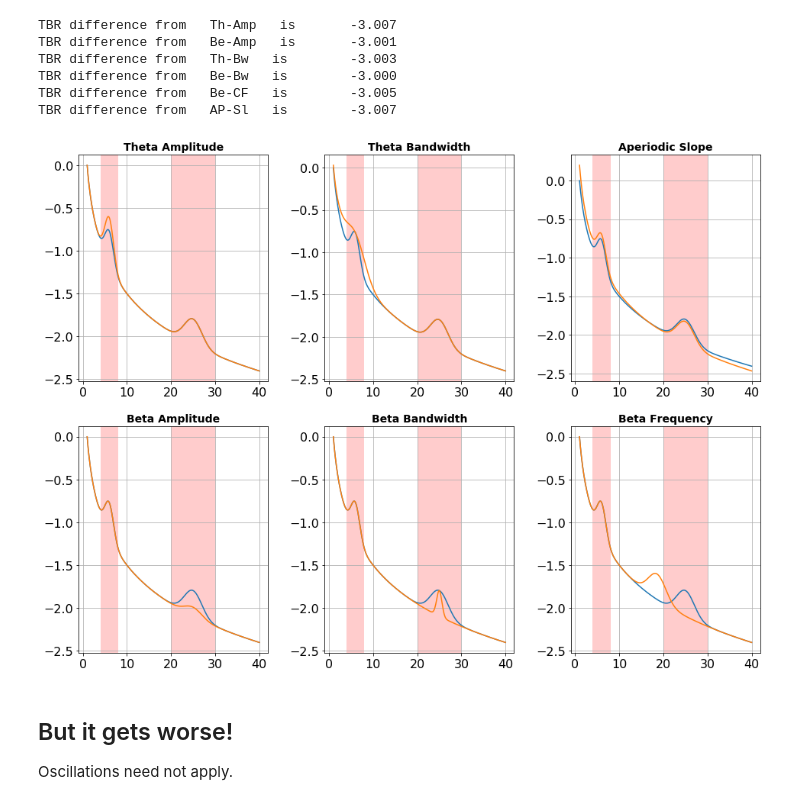
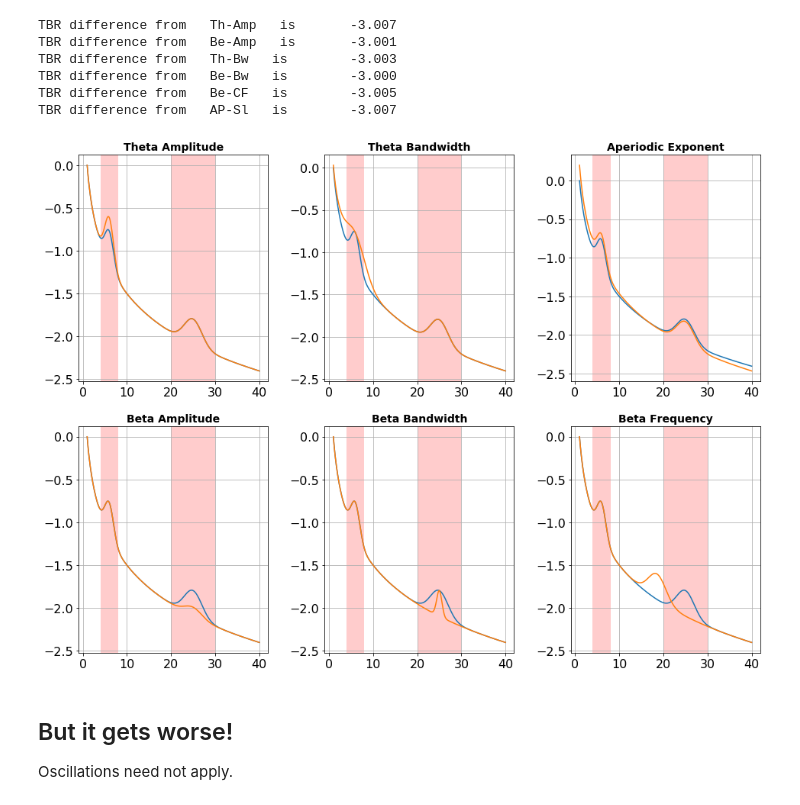
Before and after one commit to voytekresearch/BandRatios, a Jupyter notebook: notebooks/BandRatios-Plot.ipynb, the cells around one changed output. Saved outputs shown, nothing was run; the diff lists cells and outputs as text; code cells hidden in the pictures.

```diff
--- a/notebooks/BandRatios-Plot.ipynb
+++ b/notebooks/BandRatios-Plot.ipynb
@@ -91,33 +89,33 @@ TBR difference from   AP-Sl   is        -3.007
 # %%
 # Create figure
 fig, ax = plt.subplots(2, 3, figsize=(16, 12))
 
 plot_spectra_shading(fs, [ps_base, ps_th_in], [theta_band, beta_band], log_freqs=False, log_powers=True, ax=ax[0, 0])
 plot_spectra_shading(fs, [ps_base, ps_be_de], [theta_band, beta_band], log_freqs=False, log_powers=True, ax=ax[1, 0])
 plot_spectra_shading(fs, [ps_base, ps_th_bw], [theta_band, beta_band], log_freqs=False, log_powers=True, ax=ax[0, 1])
 plot_spectra_shading(fs, [ps_base, ps_be_bw], [theta_band, beta_band], log_freqs=False, log_powers=True, ax=ax[1, 1])
 plot_spectra_shading(fs, [ps_base, ps_ap_sl], [theta_band, beta_band], log_freqs=False, log_powers=True, ax=ax[0, 2])
 plot_spectra_shading(fs, [ps_base, ps_be_cf], [theta_band, beta_band], log_freqs=False, log_powers=True, ax=ax[1, 2])
 
 title_settings = {'fontsize': 14, 'fontweight': 'bold'}
 ax[0, 0].set_title('Theta Amplitude', **title_settings);
 ax[1, 0].set_title('Beta Amplitude', **title_settings);
 ax[0, 1].set_title('Theta Bandwidth', **title_settings);
 ax[1, 1].set_title('Beta Bandwidth', **title_settings);
-ax[0, 2].set_title('Aperiodic Slope', **title_settings);
+ax[0, 2].set_title('Aperiodic Exponent', **title_settings);
 ax[1, 2].set_title('Beta Frequency', **title_settings);
 
 # Drop axis labels
 for aa in ax.reshape(-1):
     aa.xaxis.label.set_visible(False)
     aa.yaxis.label.set_visible(False)
 
 fig.subplots_adjust(hspace=.2)
 fig.subplots_adjust(wspace=.3)
 
-plt.savefig('BandRatiosMessiness.png')
+plt.savefig('../figures/BandRatiosMessiness.png')
 # %% [output]
-[figure, old version]
+[figure, new version]
 # %% [markdown]
 ## But it gets worse!
 
```
Also changed, not shown: parts of 1 cell of this notebook, 52 other files.
